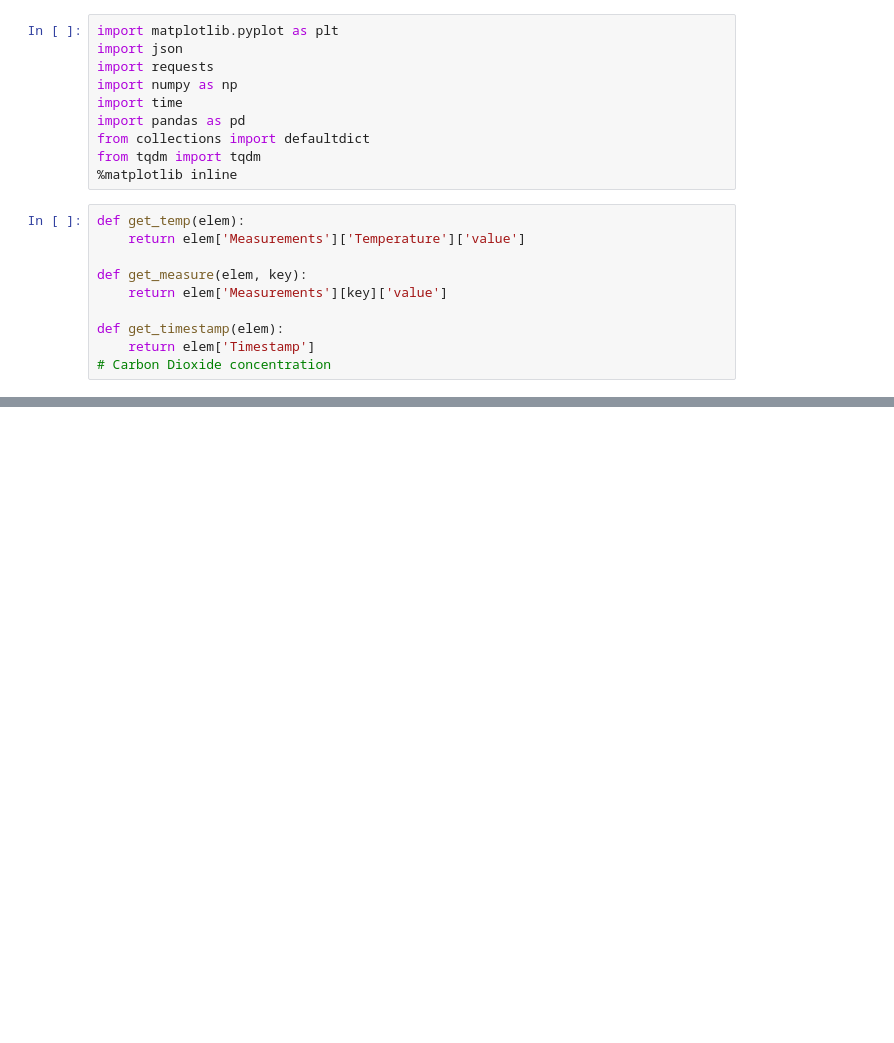
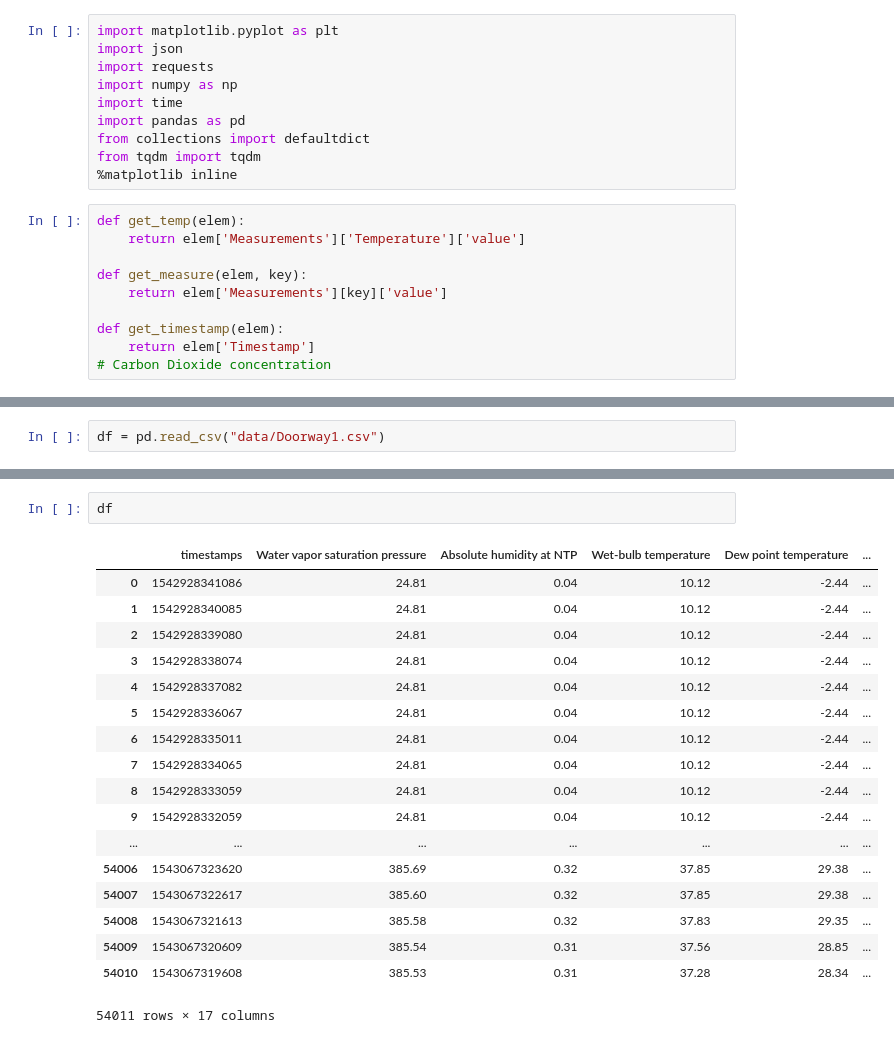
Before and after one commit to ale3otik/JunctionHachTheBanya, a Jupyter notebook: load.ipynb, the cells around one changed output, grey strips where cells are left out. Saved outputs shown, nothing was run; the diff lists cells and outputs as text; blank space fills up the shorter version.

Commit message:
add data downloaded

```diff
--- a/load.ipynb
+++ b/load.ipynb
@@ -79,0 +79,2 @@ sensors = ['Ceiling1', 'Ceiling2', 'Stove1', 'Stove2',
+# %%
+df = pd.read_csv("data/Doorway1.csv")
@@ -79,0 +85,21 @@ sensors = ['Ceiling1', 'Ceiling2', 'Stove1', 'Stove2',
+# %%
+df
+# %% [output]
+|  | timestamps | Water vapor saturation pressure | Absolute humidity at NTP | Wet-bulb temperature | Dew point temperature | ... |
+| 0 | 1542928341086 | 24.81 | 0.04 | 10.12 | -2.44 | ... |
+| 1 | 1542928340085 | 24.81 | 0.04 | 10.12 | -2.44 | ... |
+| 2 | 1542928339080 | 24.81 | 0.04 | 10.12 | -2.44 | ... |
+| 3 | 1542928338074 | 24.81 | 0.04 | 10.12 | -2.44 | ... |
+| 4 | 1542928337082 | 24.81 | 0.04 | 10.12 | -2.44 | ... |
+| 5 | 1542928336067 | 24.81 | 0.04 | 10.12 | -2.44 | ... |
+| 6 | 1542928335011 | 24.81 | 0.04 | 10.12 | -2.44 | ... |
+| 7 | 1542928334065 | 24.81 | 0.04 | 10.12 | -2.44 | ... |
+| 8 | 1542928333059 | 24.81 | 0.04 | 10.12 | -2.44 | ... |
+| 9 | 1542928332059 | 24.81 | 0.04 | 10.12 | -2.44 | ... |
+| ... | ... | ... | ... | ... | ... | ... |
+| 54006 | 1543067323620 | 385.69 | 0.32 | 37.85 | 29.38 | ... |
+| 54007 | 1543067322617 | 385.60 | 0.32 | 37.85 | 29.38 | ... |
+| 54008 | 1543067321613 | 385.58 | 0.32 | 37.83 | 29.35 | ... |
+| 54009 | 1543067320609 | 385.54 | 0.31 | 37.56 | 28.85 | ... |
+| 54010 | 1543067319608 | 385.53 | 0.31 | 37.28 | 28.34 | ... |
+54011 rows × 17 columns
```
Also changed, not shown: parts of 12 cells of this notebook, 6 other files.
